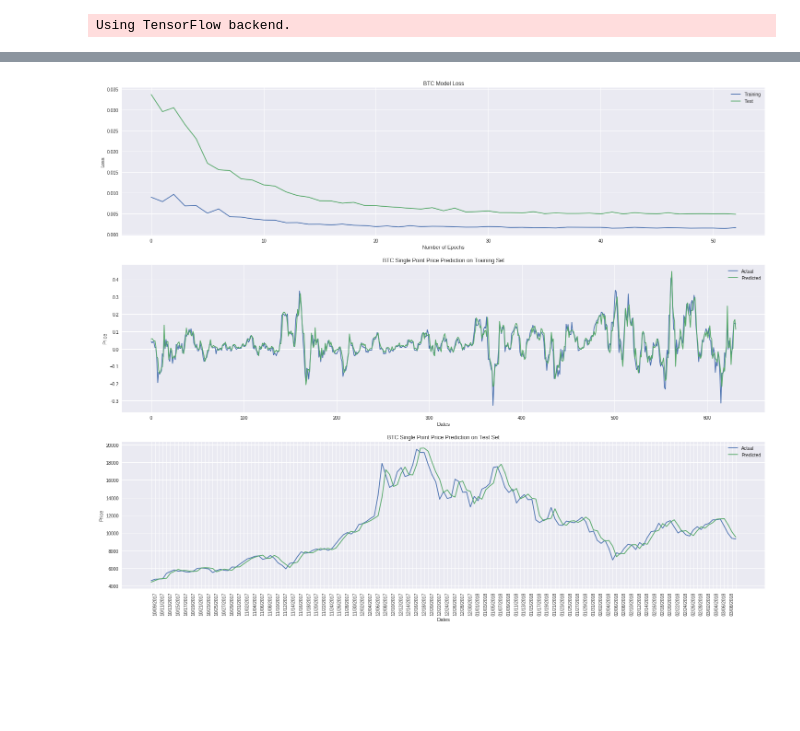
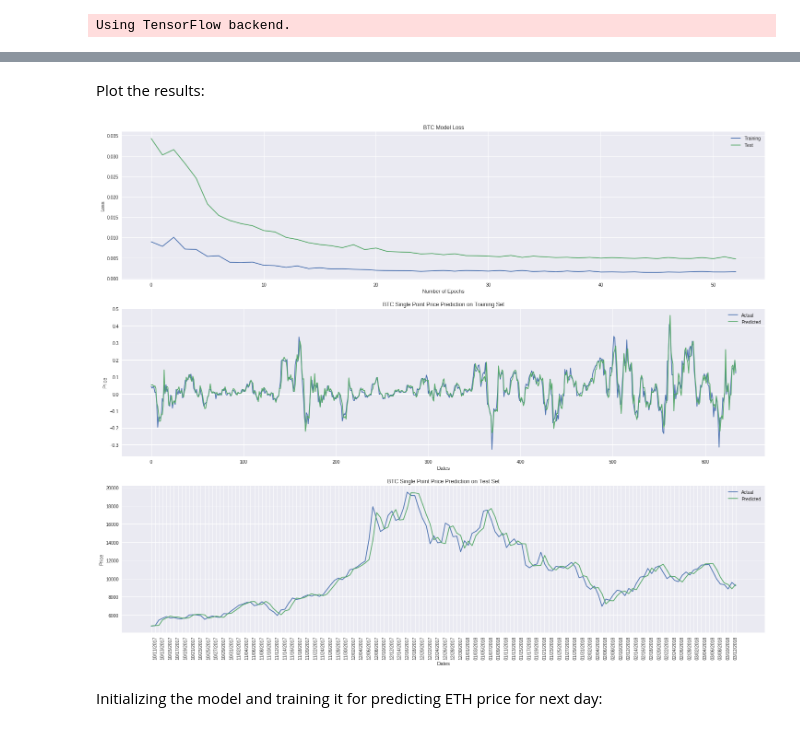
Before and after one commit to SiaFahim/lstm-crypto-predictor, a Jupyter notebook: lstm_crypto_price_prediction.ipynb, the cells around one changed output, grey strips where cells are left out. Saved outputs shown, nothing was run; the diff lists cells and outputs as text; code cells hidden in the pictures; blank space fills up the shorter version.

```diff
--- a/lstm_crypto_price_prediction.ipynb
+++ b/lstm_crypto_price_prediction.ipynb
@@ -277,36 +323,11 @@ Epoch 53/53
-# %%
-plt.figure(figsize=(25, 20))
-plt.subplot(311)
-plt.plot(btc_history.epoch, btc_history.history['loss'], )
-plt.plot(btc_history.epoch, btc_history.history['val_loss'])
-plt.xlabel('Number of Epochs')
-plt.ylabel('Loss')
-plt.title('BTC Model Loss')
-plt.legend(['Training', 'Test'])
-
-plt.subplot(312)
-plt.plot(Y_train_btc)
-plt.plot(btc_model.predict(X_train))
-plt.xlabel('Dates')
-plt.ylabel('Price')
-plt.title('BTC Single Point Price Prediction on Training Set')
-plt.legend(['Actual','Predicted'])
-
-ax1 = plt.subplot(313)
-plt.plot(test_set['btc_Close'][window_len:].values.tolist())
-plt.plot(((np.transpose(btc_model.predict(X_test))+1) * test_set['btc_Close'].values[:-window_len])[0])
-plt.xlabel('Dates')
-plt.ylabel('Price')
-plt.title('BTC Single Point Price Prediction on Test Set')
-plt.legend(['Actual','Predicted'])
-
-ax1.set_xticks([x for x in range(len(date_list))])
-for label in ax1.set_xticklabels([date for date in date_list], rotation='vertical')[::2]:
-  label.set_visible(False)
-
-plt.show()
-# %% [output]
-[figure, removed]
+# %% [markdown]
+Plot the results:
+# %%
+plot_results(btc_history, btc_model, Y_train_btc, coin='BTC')
+# %% [output]
+[figure, added]
+# %% [markdown]
+Initializing the model and training it for predicting ETH price for next day:
 # %%
 # clean up the memory
 gc.collect()
```
Also changed, not shown: parts of 21 cells of this notebook.
